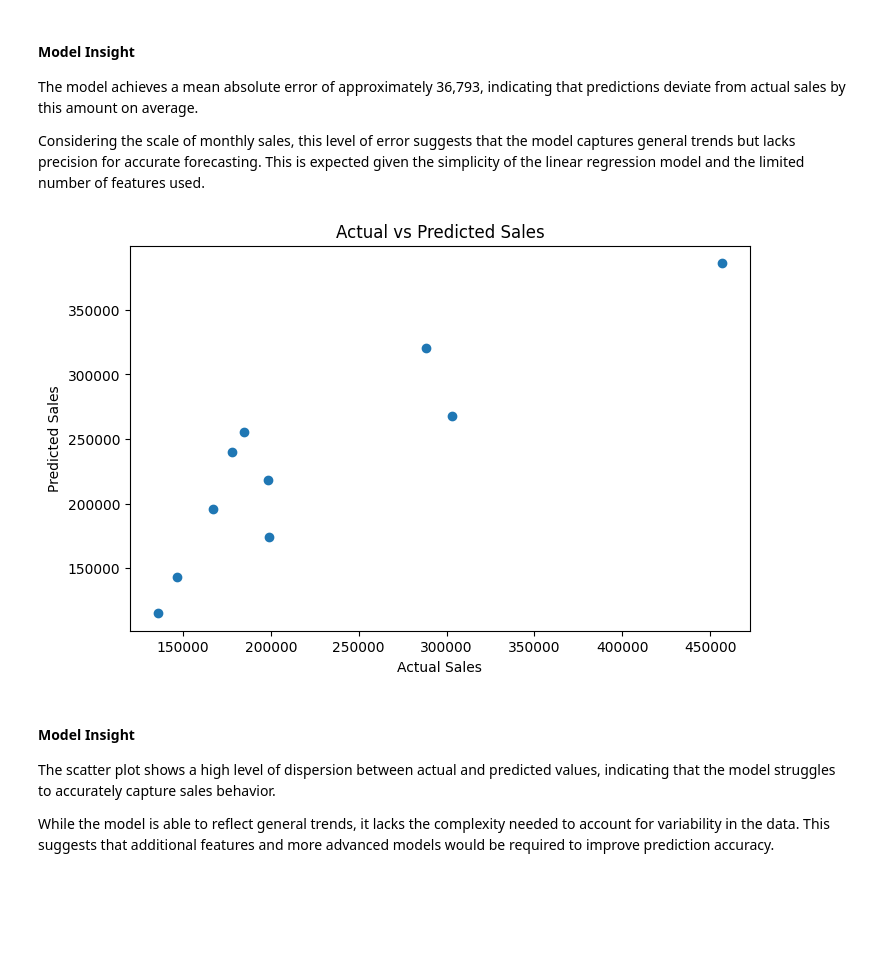
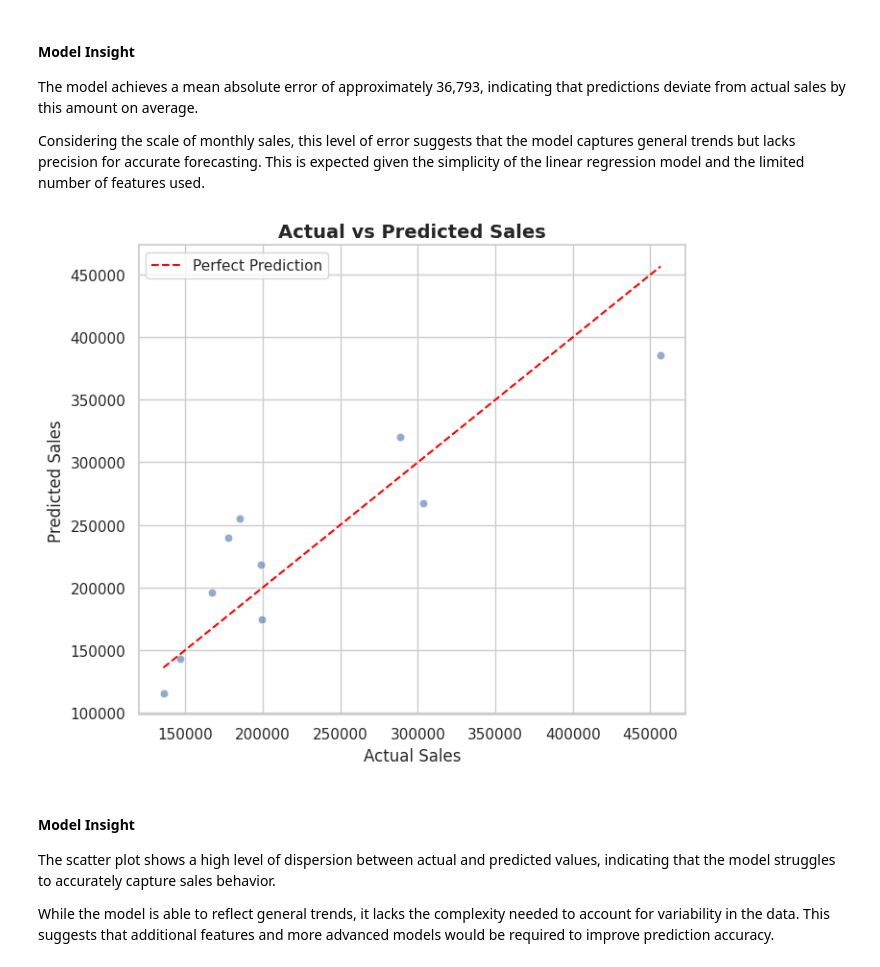
Before and after one commit to itsSolG/sales-analysis-and-forecasting, a Jupyter notebook: notebooks/02_sales_forecasting.ipynb.ipynb, the cells around one changed output. Cells and saved outputs as stored; diff of their text form; code cells hidden in the pictures; blank space fills up the shorter version.

```diff
--- a/notebooks/02_sales_forecasting.ipynb.ipynb
+++ b/notebooks/02_sales_forecasting.ipynb.ipynb
@@ -87,15 +93,37 @@ Mean Absolute Error: 36793.82581278682
 The model achieves a mean absolute error of approximately 36,793, indicating that predictions deviate from actual sales by this amount on average.
 
 Considering the scale of monthly sales, this level of error suggests that the model captures general trends but lacks precision for accurate forecasting. This is expected given the simplicity of the linear regression model and the limited number of features used.
-# %%
-plt.figure(figsize=(8,5))
-plt.scatter(y_test, predictions)
-plt.xlabel("Actual Sales")
-plt.ylabel("Predicted Sales")
-plt.title("Actual vs Predicted Sales")
-plt.show()
-# %% [output]
-[figure, removed]
+# %%
+sns.set(style="whitegrid")
+plt.figure(figsize=(7,6))
+
+sns.scatterplot(
+    x=y_test,
+    y=predictions,
+    alpha=0.6
+)
+
+plt.plot(
+    [y_test.min(), y_test.max()],
+    [y_test.min(), y_test.max()],
+    color="red",
+    linestyle="--",
+    label="Perfect Prediction"
+)
+
+plt.title("Actual vs Predicted Sales", fontsize=14, weight='bold')
+plt.xlabel("Actual Sales")
+plt.ylabel("Predicted Sales")
+
+plt.legend()
+
+plt.tight_layout()
+os.makedirs("images", exist_ok=True)
+plt.savefig("images/forecast_scatter.png", dpi=300)
+
+plt.show()
+# %% [output]
+[figure, added]
 # %% [markdown]
 #### Model Insight
 
```
Also changed, not shown: parts of 5 cells of this notebook.
